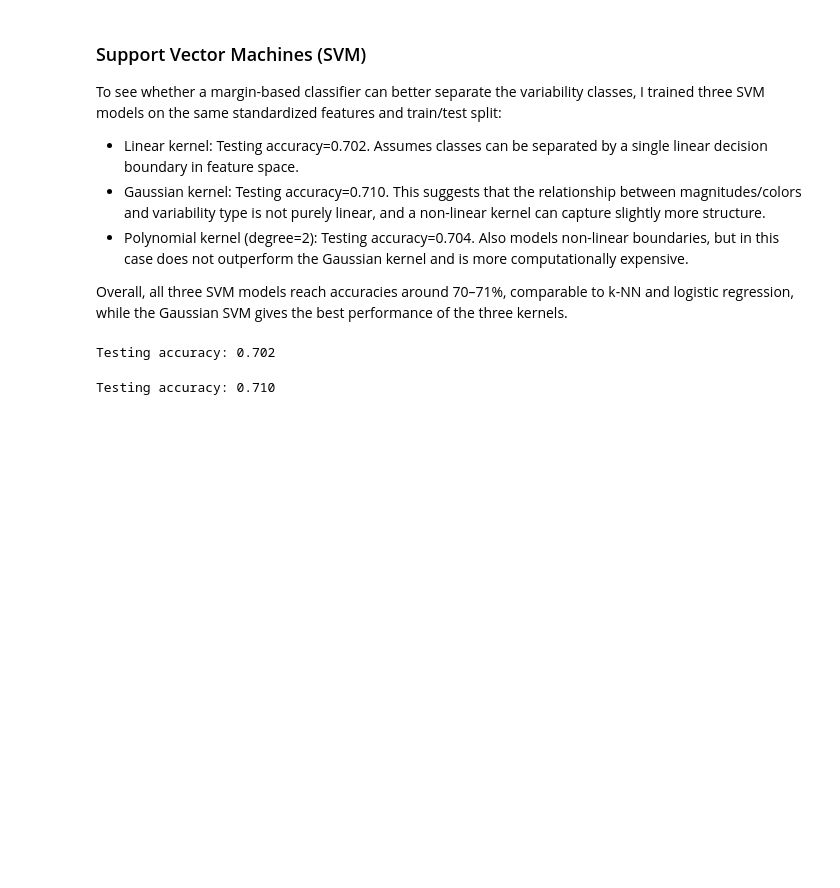
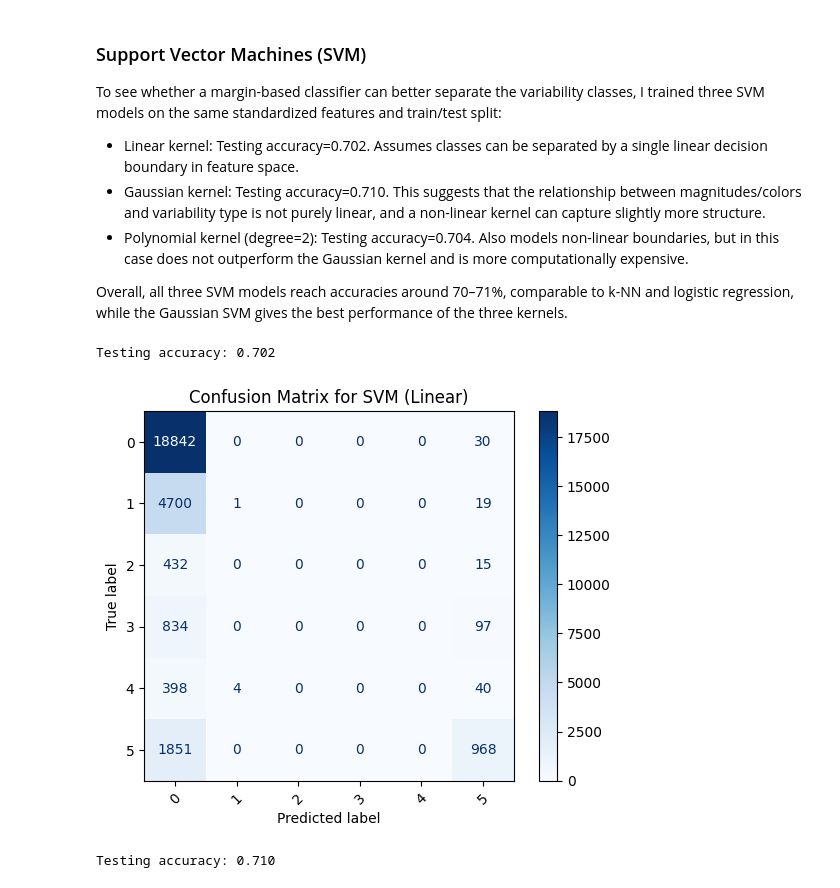
Before and after one commit to dinarazhorabek/astronomy_data_analysis, a Jupyter notebook: Hipparcos_Clustering_Starter.ipynb, the cells around one changed output. Cells and saved outputs as stored; diff of their text form; code cells hidden in the pictures; blank space fills up the shorter version.

```diff
--- a/Hipparcos_Clustering_Starter.ipynb
+++ b/Hipparcos_Clustering_Starter.ipynb
@@ -581,6 +581,14 @@ acc = np.mean(predicted==Y_test)
 print(f"Testing accuracy: {acc:.3f}")
 # %% [output]
 Testing accuracy: 0.702
+# %%
+cm=confusion_matrix(Y_test, predicted)
+disp = ConfusionMatrixDisplay(confusion_matrix=cm)
+disp.plot(cmap='Blues', xticks_rotation=45)
+plt.title("Confusion Matrix for SVM (Linear)")
+plt.show()
+# %% [output]
+[figure, added]
 # %%
 svm_classifier = svm.SVC(kernel='rbf')
 svm_classifier.fit(X_train, Y_train)
```
Also changed, not shown: parts of 6 cells of this notebook.
